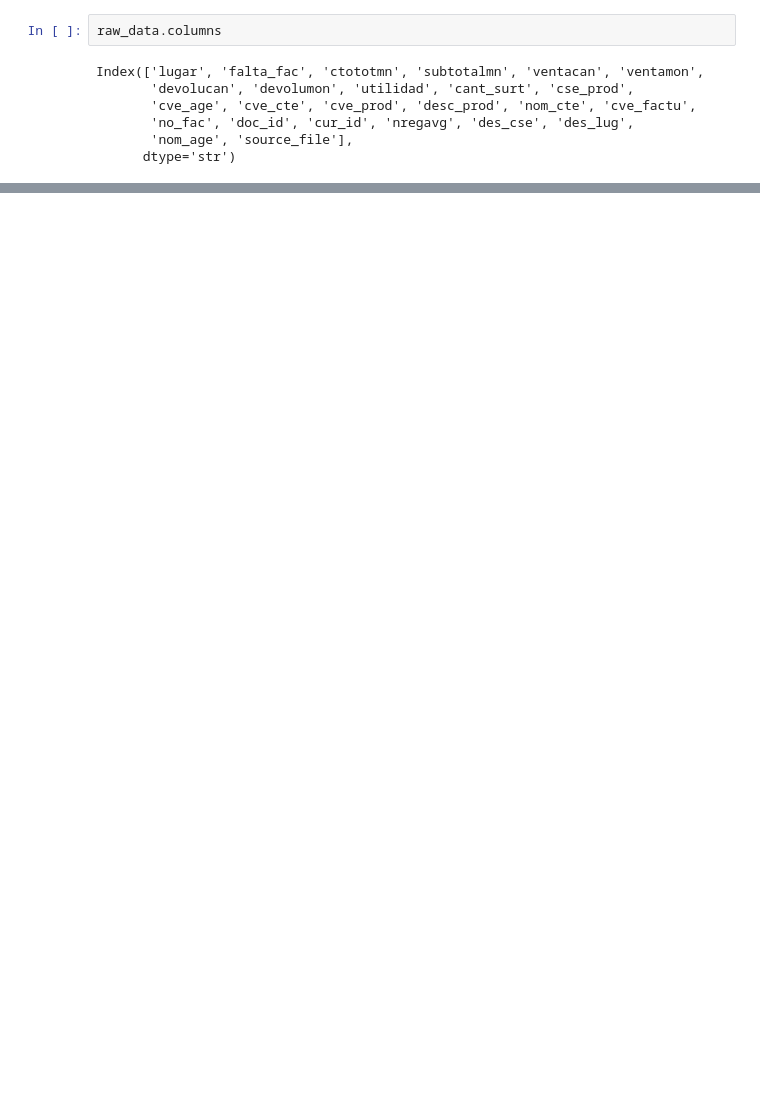
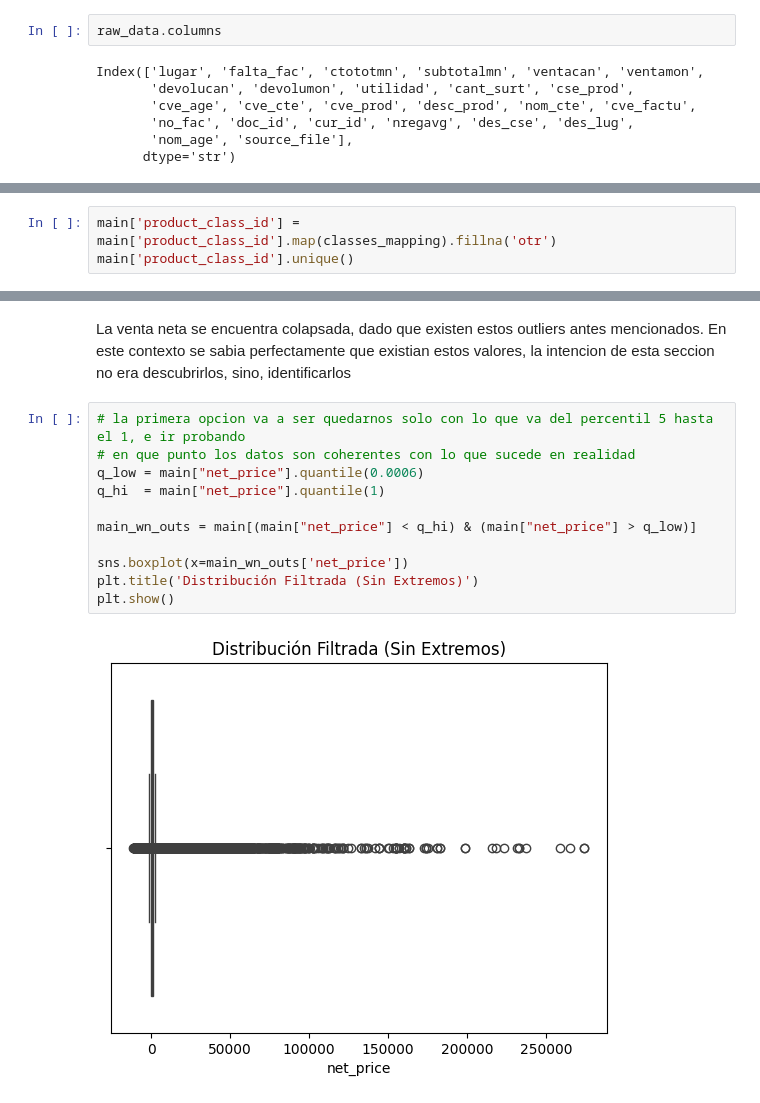
Before and after one commit to angelemmavelasco/JAPI, a Jupyter notebook: notebooks/eda.ipynb, the cells around one changed output, grey strips where cells are left out. Cells and saved outputs as stored; diff of their text form; blank space fills up the shorter version.

```diff
--- a/notebooks/eda.ipynb
+++ b/notebooks/eda.ipynb
@@ -174,0 +314,3 @@ column_mapping = {
+# %%
+main['product_class_id'] = main['product_class_id'].map(classes_mapping).fillna('otr')
+main['product_class_id'].unique()
@@ -174,0 +467,15 @@ column_mapping = {
+# %% [markdown]
+La venta neta se encuentra colapsada, dado que existen estos outliers antes mencionados. En este contexto se sabia perfectamente que existian estos valores, la intencion de esta seccion no era descubrirlos, sino, identificarlos
+# %%
+# la primera opcion va a ser quedarnos solo con lo que va del percentil 5 hasta el 1, e ir probando
+# en que punto los datos son coherentes con lo que sucede en realidad
+q_low = main["net_price"].quantile(0.0006)
+q_hi  = main["net_price"].quantile(1)
+
+main_wn_outs = main[(main["net_price"] < q_hi) & (main["net_price"] > q_low)]
+
+sns.boxplot(x=main_wn_outs['net_price'])
+plt.title('Distribución Filtrada (Sin Extremos)')
+plt.show()
+# %% [output]
+[figure, added]
```
Also changed, not shown: parts of 44 cells of this notebook, 3 other files.
